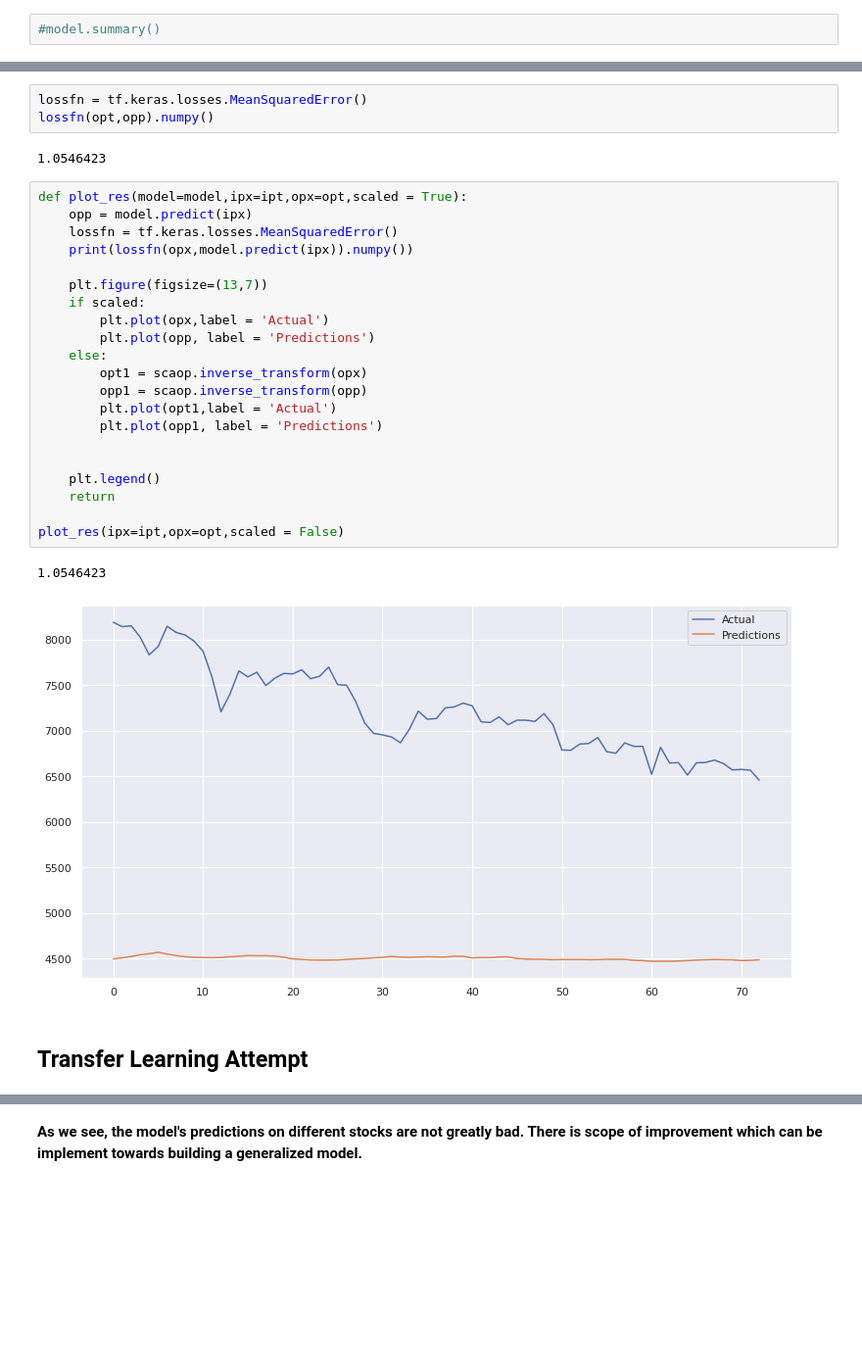
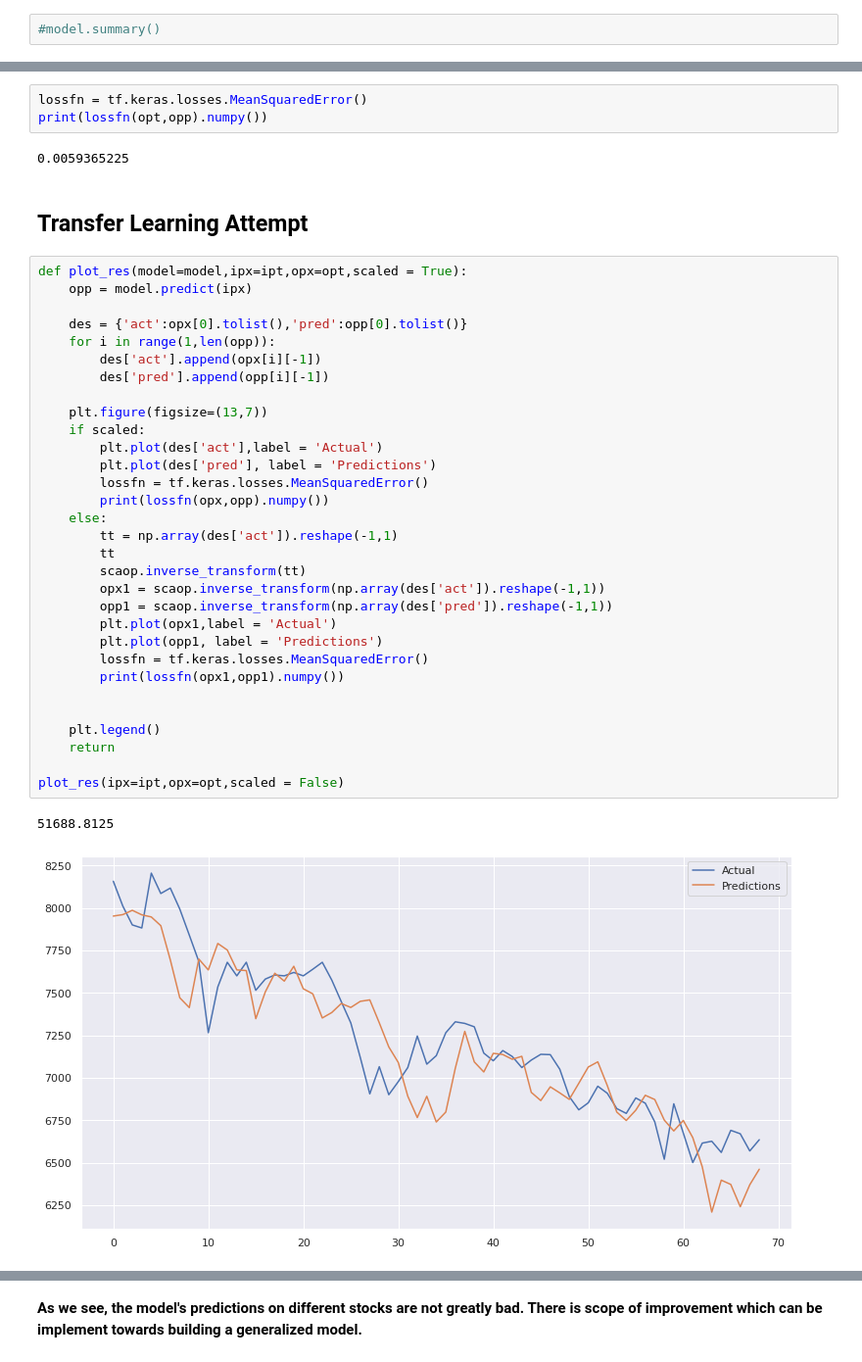
Before and after one commit to AsutoshDalei/stock-work, a Jupyter notebook: Single Stock Analysis.ipynb, the cells around one changed output, grey strips where cells are left out. Shown at 98% size. Saved outputs shown, nothing was run; the diff lists cells and outputs as text; blank space fills up the shorter version.

```diff
--- a/Single Stock Analysis.ipynb
+++ b/Single Stock Analysis.ipynb
@@ -334,34 +344,44 @@ opp = model.predict(ipt)
 # %%
 lossfn = tf.keras.losses.MeanSquaredError()
-lossfn(opt,opp).numpy()
+print(lossfn(opt,opp).numpy())
 # %% [output]
-1.0546423
+0.0059365225
-# %%
-def plot_res(model=model,ipx=ipt,opx=opt,scaled = True):
-    opp = model.predict(ipx)
-    lossfn = tf.keras.losses.MeanSquaredError()
-    print(lossfn(opx,model.predict(ipx)).numpy())
-
-    plt.figure(figsize=(13,7))
-    if scaled:
-        plt.plot(opx,label = 'Actual')
-        plt.plot(opp, label = 'Predictions')
-    else:
-        opt1 = scaop.inverse_transform(opx)
-        opp1 = scaop.inverse_transform(opp)
-        plt.plot(opt1,label = 'Actual')
-        plt.plot(opp1, label = 'Predictions')
-
-
-    plt.legend()
-    return
-
-plot_res(ipx=ipt,opx=opt,scaled = False)
-# %% [output]
-1.0546423
-[figure, removed]
 # %% [markdown]
 ## Transfer Learning Attempt
+# %%
+def plot_res(model=model,ipx=ipt,opx=opt,scaled = True):
+    opp = model.predict(ipx)
+
+    des = {'act':opx[0].tolist(),'pred':opp[0].tolist()}
+    for i in range(1,len(opp)):
+        des['act'].append(opx[i][-1])
+        des['pred'].append(opp[i][-1])
+
+    plt.figure(figsize=(13,7))
+    if scaled:
+        plt.plot(des['act'],label = 'Actual')
+        plt.plot(des['pred'], label = 'Predictions')
+        lossfn = tf.keras.losses.MeanSquaredError()
+        print(lossfn(opx,opp).numpy())
+    else:
+        tt = np.array(des['act']).reshape(-1,1)
+        tt
+        scaop.inverse_transform(tt)
+        opx1 = scaop.inverse_transform(np.array(des['act']).reshape(-1,1))
+        opp1 = scaop.inverse_transform(np.array(des['pred']).reshape(-1,1))
+        plt.plot(opx1,label = 'Actual')
+        plt.plot(opp1, label = 'Predictions')
+        lossfn = tf.keras.losses.MeanSquaredError()
+        print(lossfn(opx1,opp1).numpy())
+
+
+    plt.legend()
+    return
+
+plot_res(ipx=ipt,opx=opt,scaled = False)
+# %% [output]
+51688.8125
+[figure, added]
 # %%
 def flow_fn(stock,model=model,feature = 'Open',scaled = False):
     dfl = generate_data(stock,'Open')
```
Also changed, not shown: parts of 24 cells of this notebook.
